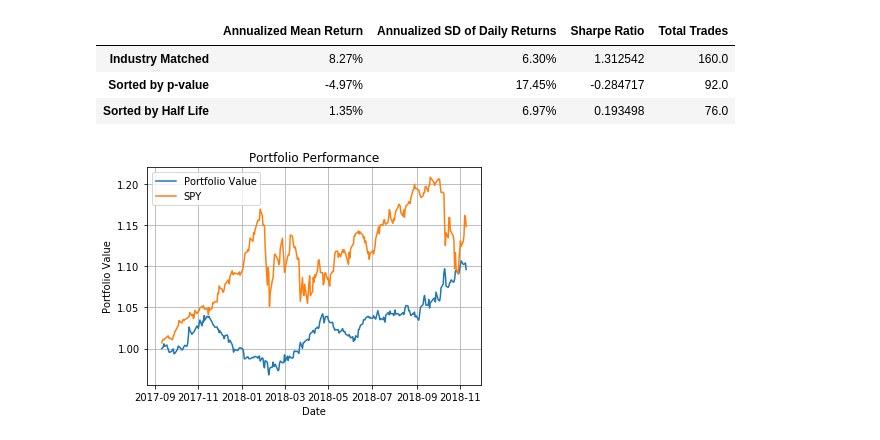
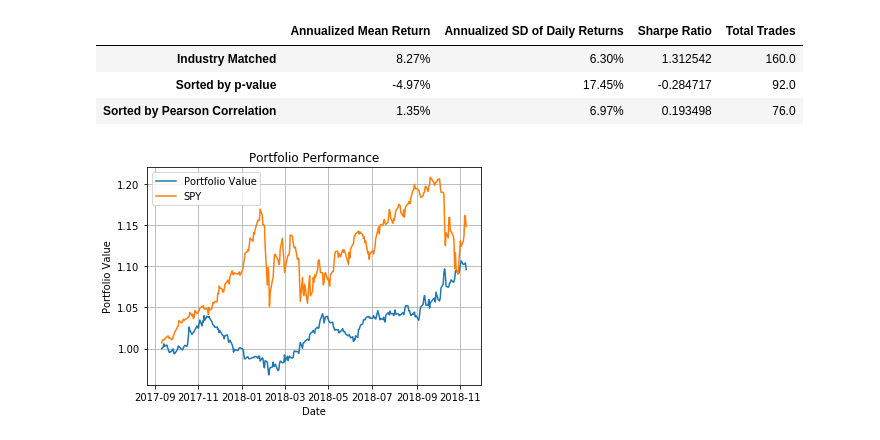
Before and after one commit to bhcho94/homework, a Jupyter notebook: statarb/portfolio.ipynb, the cells around one changed output. Cells and saved outputs as stored; diff of their text form; code cells hidden in the pictures.

```diff
--- a/statarb/portfolio.ipynb
+++ b/statarb/portfolio.ipynb
@@ -110,20 +110,20 @@ def analyze_portfolio(pairs):
 # %%
 optimal_selection = (analyze_portfolio(selected_pairs))
 pvalue_selection = (analyze_portfolio(half_life_sort))
-half_life_selection = (analyze_portfolio(pearson_sort))
+pearson_selection = (analyze_portfolio(pearson_sort))
 # %%
-comparison_df = pd.DataFrame(data = np.array([optimal_selection, pvalue_selection, half_life_selection]))
-comparison_df.index = np.array(['Industry Matched', 'Sorted by p-value','Sorted by Half Life'])
+comparison_df = pd.DataFrame(data = np.array([optimal_selection, pvalue_selection, pearson_selection]))
+comparison_df.index = np.array(['Industry Matched', 'Sorted by p-value','Sorted by Pearson Correlation'])
 comparison_df.columns = ['Annualized Mean Return','Annualized SD of Daily Returns','Sharpe Ratio','Total Trades']
 comparison_df['Annualized Mean Return'] = pd.Series(["{0:.2f}%".format(val * 100) for val in comparison_df['Annualized Mean Return']], index = comparison_df.index)
 comparison_df['Annualized SD of Daily Returns'] = pd.Series(["{0:.2f}%".format(val * 100) for val in comparison_df['Annualized SD of Daily Returns']], index = comparison_df.index)
 comparison_df['Total Trades'] = (comparison_df['Total Trades']*4)
 comparison_df
 # %% [output]
 |  | Annualized Mean Return | Annualized SD of Daily Returns | Sharpe Ratio | Total Trades |
 | Industry Matched | 8.27% | 6.30% | 1.312542 | 160.0 |
 | Sorted by p-value | -4.97% | 17.45% | -0.284717 | 92.0 |
-| Sorted by Half Life | 1.35% | 6.97% | 0.193498 | 76.0 |
+| Sorted by Pearson Correlation | 1.35% | 6.97% | 0.193498 | 76.0 |
 # %%
 def total_portfolio(pairs):
     i = 0
```
